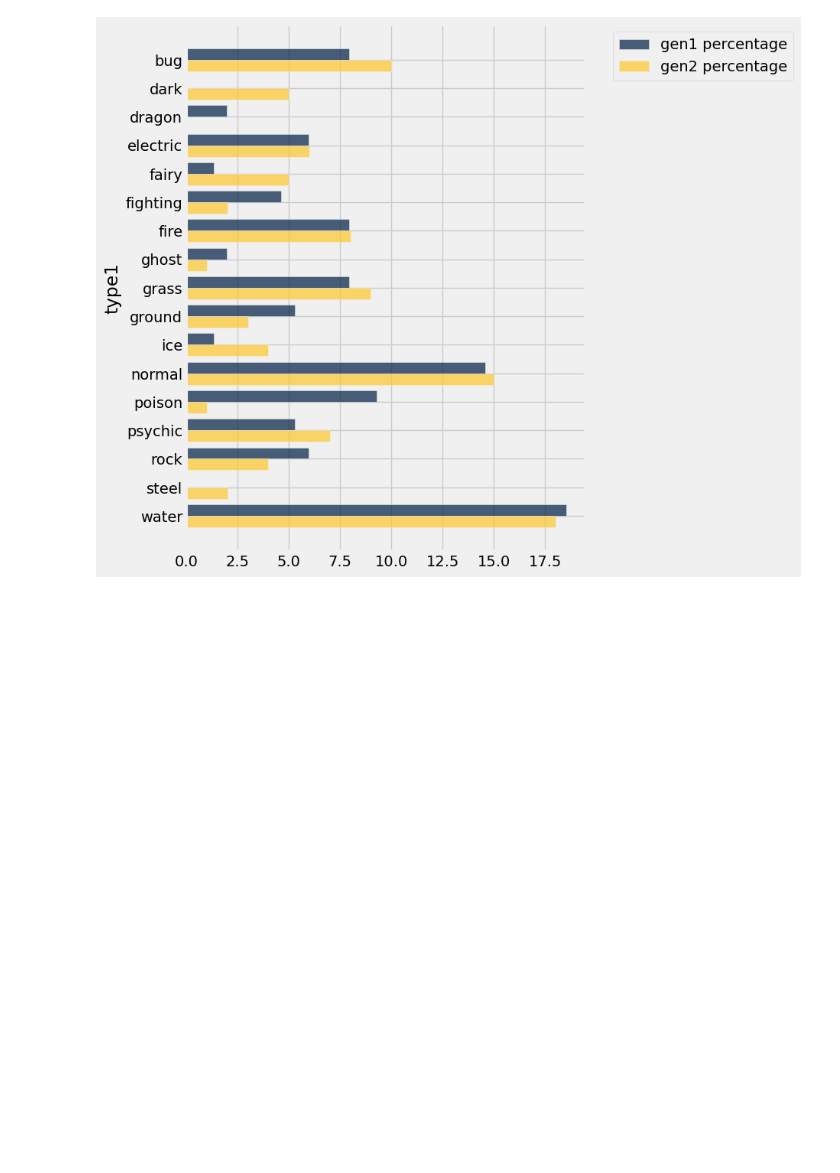
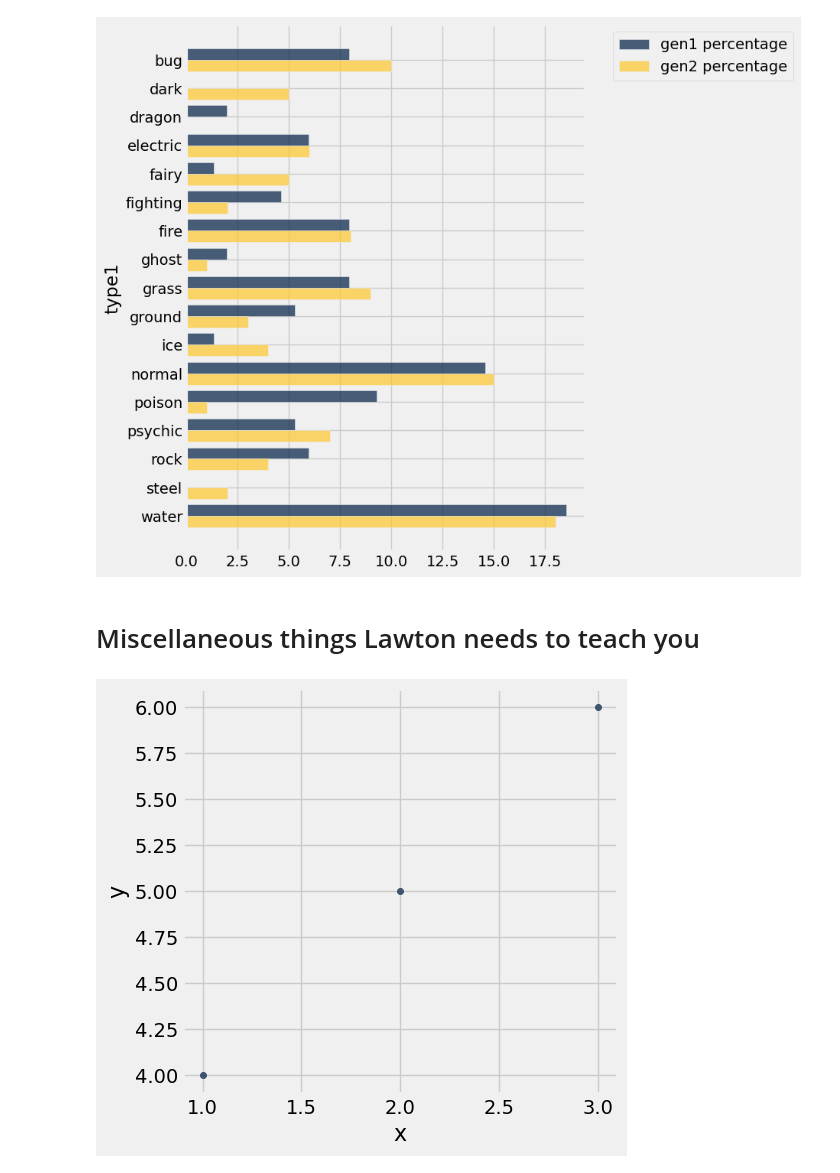
Before and after one commit to lawtonsclass/f24-code-from-class, a Jupyter notebook: data8-practice/ch07.ipynb, the cells around one changed output. Drawn from its saved outputs; the diff is of its cells as text; code cells hidden in the pictures; blank space fills up the shorter version.

```diff
--- a/data8-practice/ch07.ipynb
+++ b/data8-practice/ch07.ipynb
@@ -429,3 +429,16 @@ gen_types.select('type1').with_columns(
 ).barh('type1')
 # %% [output]
 [figure]
+# %% [markdown]
+# Miscellaneous things Lawton needs to teach you
+# %%
+%matplotlib inline
+import matplotlib.pyplot as plots
+# ^ your book imports it as plots, but the cool kids like to import it as plt
+plt.style.use('fivethirtyeight')
+# %%
+t = Table().with_columns('x', make_array(1, 2, 3), 'y', make_array(4, 5, 6))
+# %%
+t.scatter('x')
+# %% [output]
+[figure, added]
```
Also changed, not shown: parts of 1 cell of this notebook, 3 other files.
